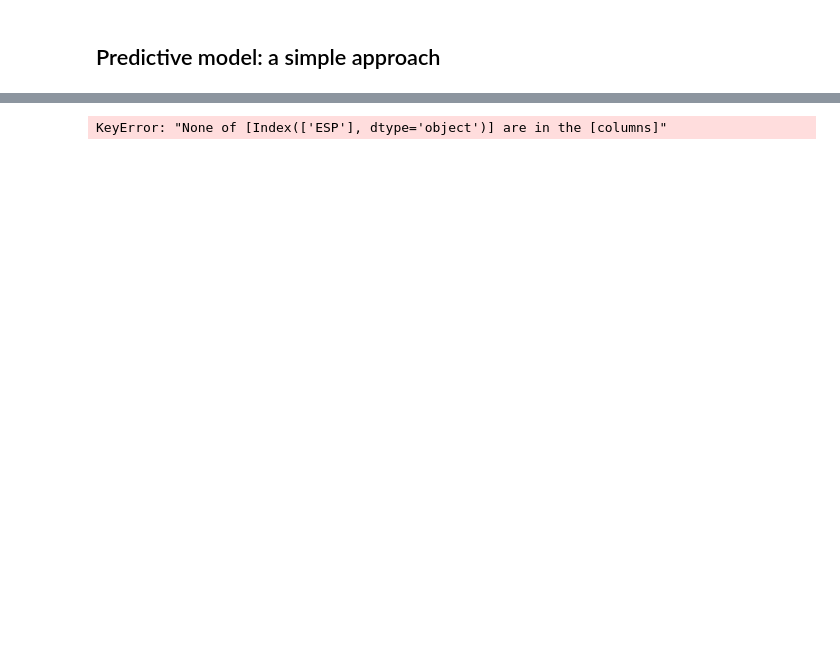
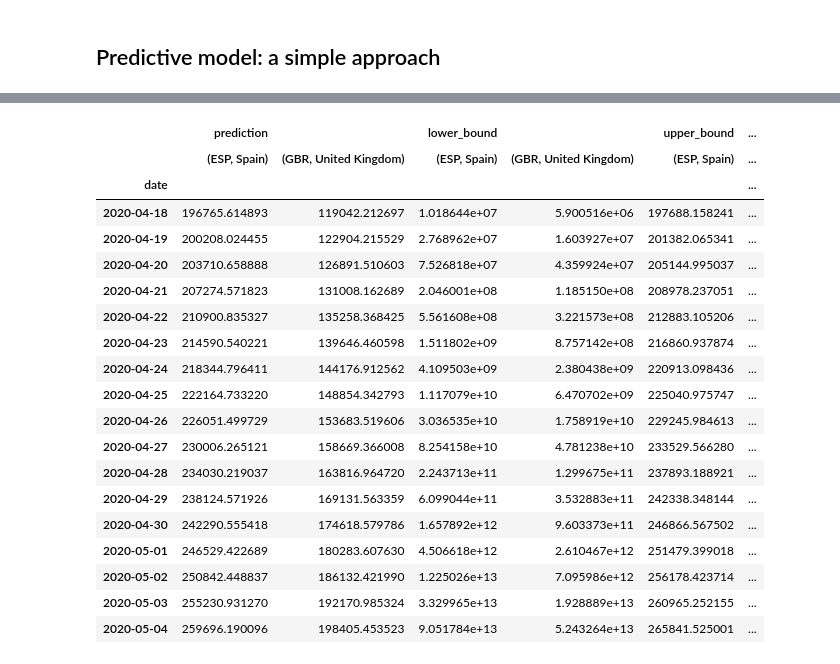
Before and after one commit to jmrr/covid19-data-analysis, a Jupyter notebook: covid19_analysis.ipynb, the cells around one changed output, grey strips where cells are left out. Drawn from its saved outputs; the diff is of its cells as text; code cells hidden in the pictures; blank space fills up the shorter version.

```diff
--- a/covid19_analysis.ipynb
+++ b/covid19_analysis.ipynb
@@ -191,4 +201,23 @@ KeyError: 'ESP'
 # %%
-predicted_cases['prediction'][["ESP"]]
+predicted_cases
 # %% [output]
-KeyError: "None of [Index(['ESP'], dtype='object')] are in the [columns]"
+|  | prediction |  | lower_bound |  | upper_bound | ... |
+|  | (ESP, Spain) | (GBR, United Kingdom) | (ESP, Spain) | (GBR, United Kingdom) | (ESP, Spain) | ... |
+| date |  |  |  |  |  | ... |
+| 2020-04-18 | 196765.614893 | 119042.212697 | 1.018644e+07 | 5.900516e+06 | 197688.158241 | ... |
+| 2020-04-19 | 200208.024455 | 122904.215529 | 2.768962e+07 | 1.603927e+07 | 201382.065341 | ... |
+| 2020-04-20 | 203710.658888 | 126891.510603 | 7.526818e+07 | 4.359924e+07 | 205144.995037 | ... |
+| 2020-04-21 | 207274.571823 | 131008.162689 | 2.046001e+08 | 1.185150e+08 | 208978.237051 | ... |
+| 2020-04-22 | 210900.835327 | 135258.368425 | 5.561608e+08 | 3.221573e+08 | 212883.105206 | ... |
+| 2020-04-23 | 214590.540221 | 139646.460598 | 1.511802e+09 | 8.757142e+08 | 216860.937874 | ... |
+| 2020-04-24 | 218344.796411 | 144176.912562 | 4.109503e+09 | 2.380438e+09 | 220913.098436 | ... |
+| 2020-04-25 | 222164.733220 | 148854.342793 | 1.117079e+10 | 6.470702e+09 | 225040.975747 | ... |
+| 2020-04-26 | 226051.499729 | 153683.519606 | 3.036535e+10 | 1.758919e+10 | 229245.984613 | ... |
+| 2020-04-27 | 230006.265121 | 158669.366008 | 8.254158e+10 | 4.781238e+10 | 233529.566280 | ... |
+| 2020-04-28 | 234030.219037 | 163816.964720 | 2.243713e+11 | 1.299675e+11 | 237893.188921 | ... |
+| 2020-04-29 | 238124.571926 | 169131.563359 | 6.099044e+11 | 3.532883e+11 | 242338.348144 | ... |
+| 2020-04-30 | 242290.555418 | 174618.579786 | 1.657892e+12 | 9.603373e+11 | 246866.567502 | ... |
+| 2020-05-01 | 246529.422689 | 180283.607630 | 4.506618e+12 | 2.610467e+12 | 251479.399018 | ... |
+| 2020-05-02 | 250842.448837 | 186132.421990 | 1.225026e+13 | 7.095986e+12 | 256178.423714 | ... |
+| 2020-05-03 | 255230.931270 | 192170.985324 | 3.329965e+13 | 1.928889e+13 | 260965.252155 | ... |
+| 2020-05-04 | 259696.190096 | 198405.453523 | 9.051784e+13 | 5.243264e+13 | 265841.525001 | ... |
```
Also changed, not shown: parts of 12 cells of this notebook, 1 other file.
